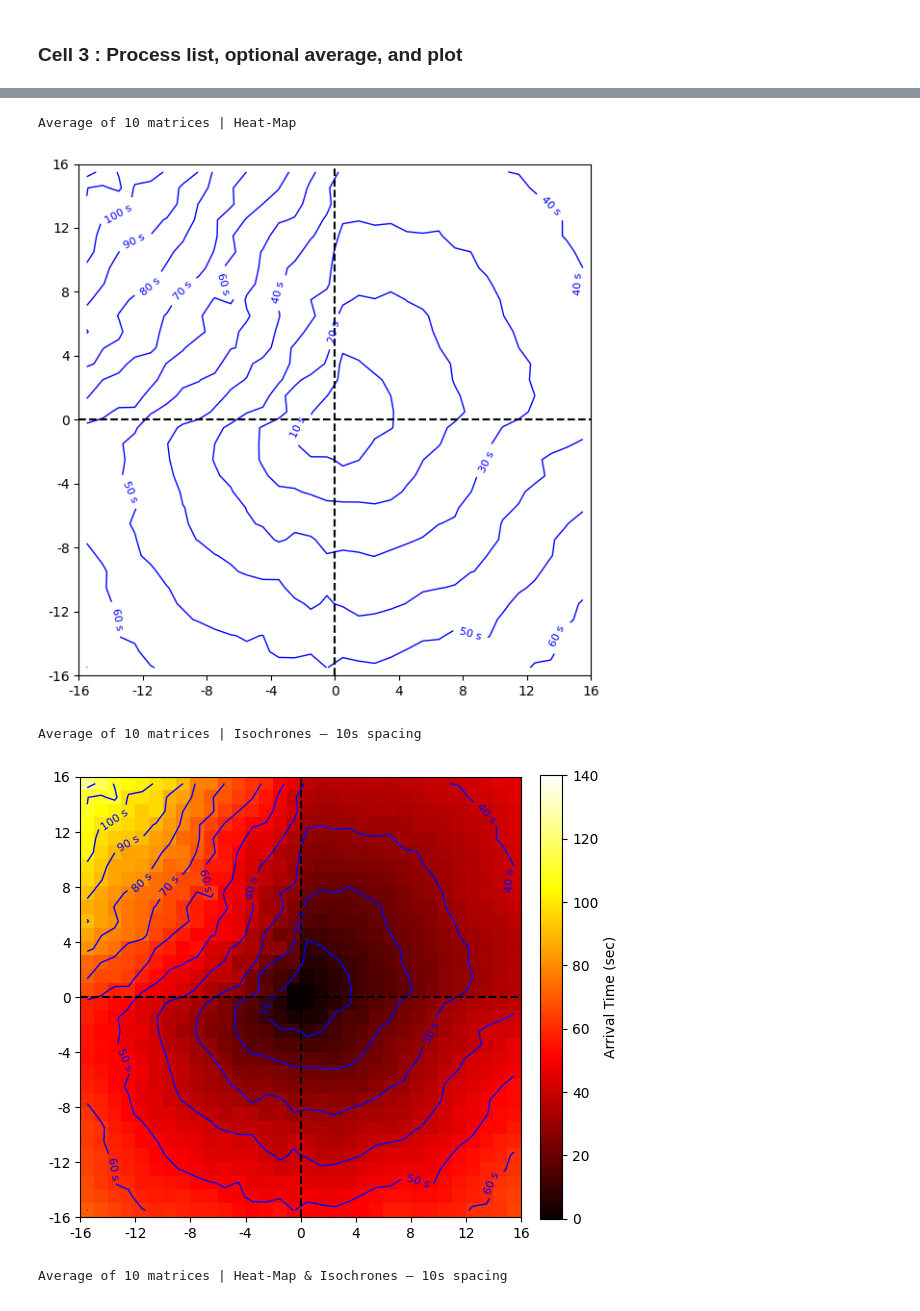
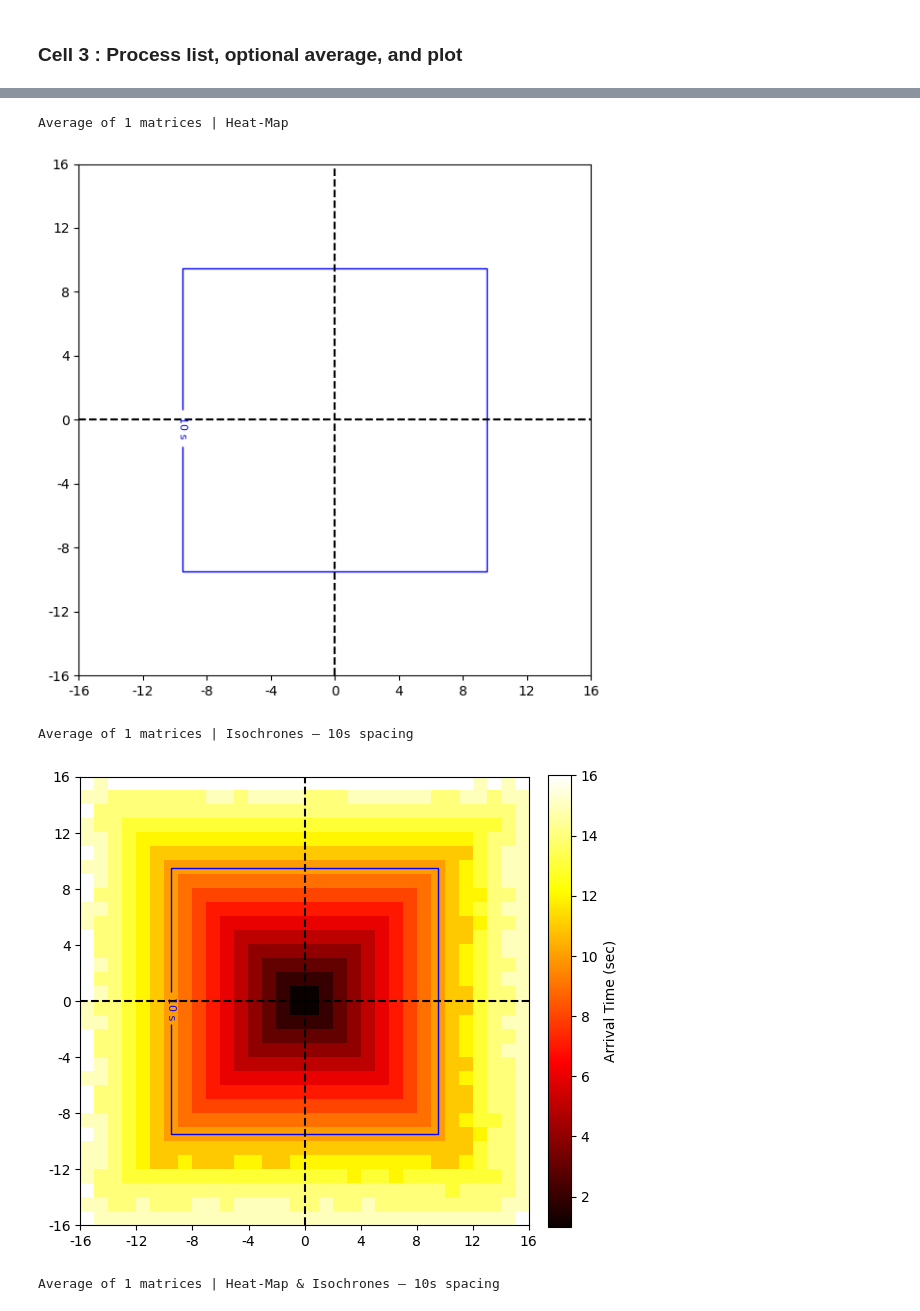
Before and after one commit to Sami-Haque/Computer-Vision-for-Fire-Mod, a Jupyter notebook: Averager and Heat Map & Smooth Isochrone Plotter.ipynb, the cells around one changed output, grey strips where cells are left out. Cells and saved outputs as stored; diff of their text form; code cells hidden in the pictures.

```diff
--- a/Averager and Heat Map & Smooth Isochrone Plotter.ipynb
+++ b/Averager and Heat Map & Smooth Isochrone Plotter.ipynb
@@ -16,15 +16,19 @@ AVERAGE_OUTDIR = ARRIVAL_DIR / "AVERAGED Arrival Matrices"
 AVERAGE_OUTDIR.mkdir(exist_ok=True, parents=True)
 
 TARGETS = [
-    r"Sorted Arrival Matrices\QUAD, 1 Log, 2 Bush, 3 Hay, 4 Leaves - V4 Remove Adj MaxAge Fire",
+    # r"Sorted Arrival Matrices\QUAD, 1 Log, 2 Bush, 3 Hay, 4 Leaves",
+    # r"Sorted Arrival Matrices\QUAD, 1 Log, 2 Bush, 3 Hay, 4 Leaves - V4 Remove Adj MaxAge Fire",
+    # r"Sorted Arrival Matrices\Green Leaves - V4 Remove Adj MaxAge Fire",
+    # r"Sorted Arrival Matrices\Green Wool = Leaves",
+    r"Sorted Arrival Matrices\Sample 100% Spread Chance",
 ]
 
 # ---------------------------------------------------------------------------
 # Heat‑map colour‑bar control
 # ---------------------------------------------------------------------------
-FIXED_CBAR = True   # False → auto scale
+FIXED_CBAR = False   # False → auto scale
 CBAR_MIN   = 0
-CBAR_MAX   = 140
+CBAR_MAX   = 200
 
 TIME_INTERVAL = 10
 COMPUTE_AVERAGE = True
@@ -188,7 +183,7 @@ if COMPUTE_AVERAGE and loaded:
     # heat‑map only
     plot_arrival_heatmap_with_isochrones(
         mean_mat,
-        unburnt_style="quadrants-1",
+        unburnt_style="quadrants-4",
         show_heatmap=True,
         show_isochrones=False,
         caption=(f"{AVERAGE_NAME} of {n_loaded} matrices | Heat‑Map")
@@ -205,7 +200,7 @@ if COMPUTE_AVERAGE and loaded:
     # combined
     plot_arrival_heatmap_with_isochrones(
         mean_mat,
-        unburnt_style="quadrants-1",
+        unburnt_style="quadrants-4",
         show_heatmap=True,
         show_isochrones=True,
         caption=(f"{AVERAGE_NAME} of {n_loaded} matrices | Heat‑Map & Isochrones — "
@@ -246,5 +241,5 @@ if SHOW_ORIGINALS:
-Average of 10 matrices | Heat‑Map
+Average of 1 matrices | Heat‑Map
-[figure, old version]
+[figure, new version]
-Average of 10 matrices | Isochrones — 10s spacing
+Average of 1 matrices | Isochrones — 10s spacing
-[figure, old version]
+[figure, new version]
-Average of 10 matrices | Heat‑Map & Isochrones — 10s spacing
+Average of 1 matrices | Heat‑Map & Isochrones — 10s spacing
```
Also changed, not shown: parts of 2 cells of this notebook, 8 other files.
